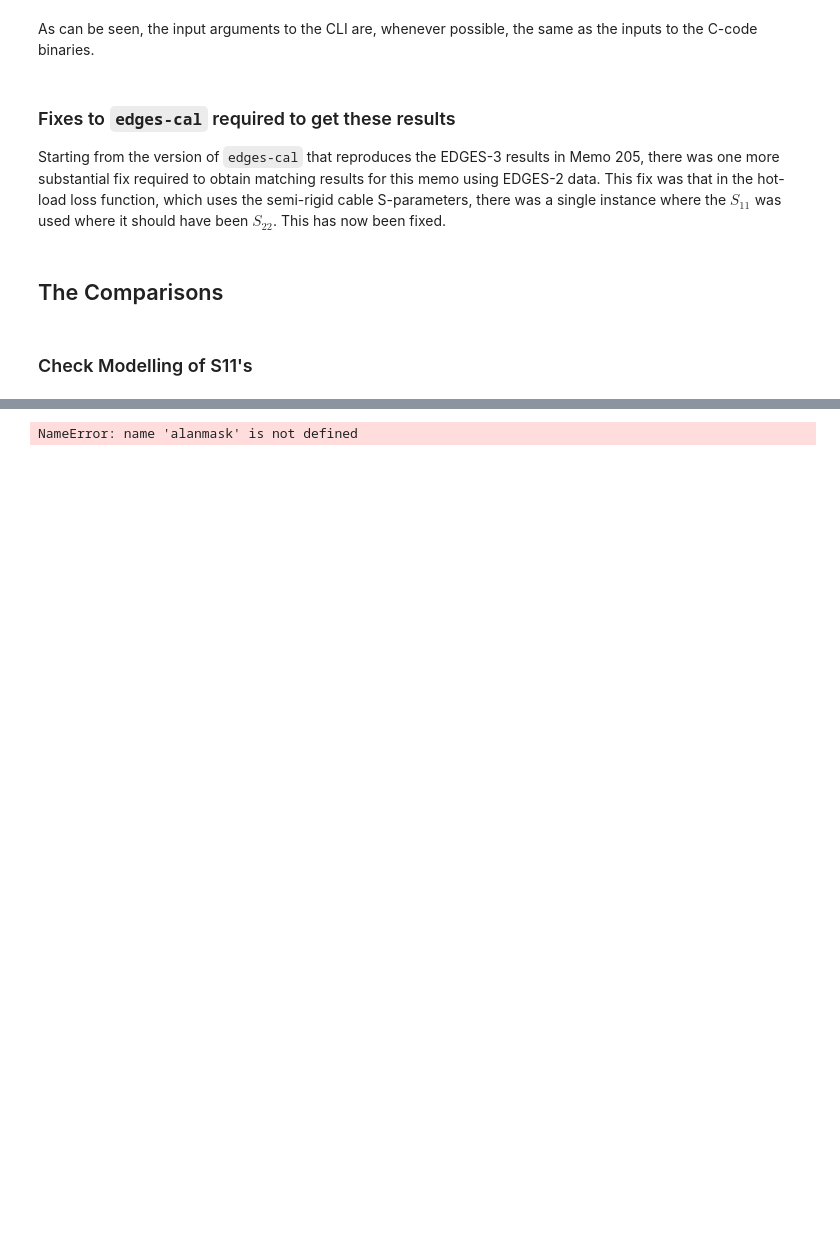
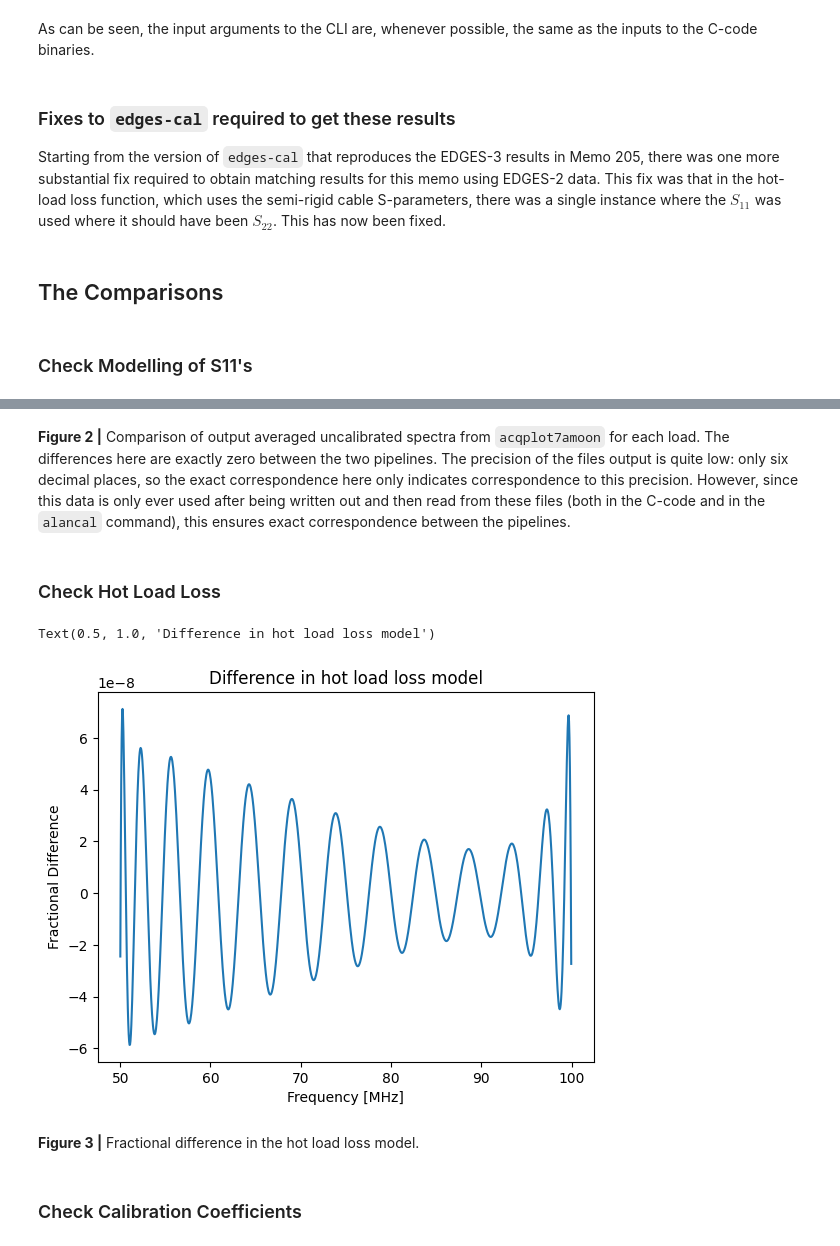
Before and after one commit to edges-collab/alans-pipeline, a Jupyter notebook: compare_edges_cal.ipynb, the cells around one changed output, grey strips where cells are left out. Saved outputs shown, nothing was run; the diff lists cells and outputs as text; code cells hidden in the pictures; blank space fills up the shorter version.

```diff
--- a/compare_edges_cal.ipynb
+++ b/compare_edges_cal.ipynb
@@ -310,12 +160,0 @@ calobs = edges3cal(
-# %%
-calobs_inj = calobs.inject(
-    lna_s11=alans11m["lna"][alanmask],
-    source_s11s={
-        "ambient": alans11m["amb"][alanmask],
-        "hot_load": alans11m["hot"][alanmask],
-        "short": alans11m["short"][alanmask],
-        "open": alans11m["open"][alanmask],
-    }
-)
-# %% [output]
-NameError: name 'alanmask' is not defined
@@ -327,2 +161,21 @@ write_modelled_s11s(calobs, outpath/'s11_modelled.txt')
+# %% [markdown]
+**Figure 2 |** Comparison of output averaged uncalibrated spectra from `acqplot7amoon` for each load. The differences here are exactly zero between the two pipelines. The precision of the files output is quite low: only six decimal places, so the exact correspondence here only indicates correspondence to this precision. However, since this data is only ever used after being written out and then read from these files (both in the C-code and in the `alancal` command), this ensures exact correspondence between the pipelines.
+# %% [markdown]
+### Check Hot Load Loss
+# %%
+alans_hot_load_loss = np.genfromtxt("scripts/H2Case/hot_load_loss.txt")
+our_hot_load_loss = np.genfromtxt(outpath / 'hot_load_loss.txt')
+# %%
+plt.plot(calfreq, our_hot_load_loss[:, 1] / alans_hot_load_loss[alanmask, 1] - 1)
+plt.xlabel("Frequency [MHz]")
+plt.ylabel("Fractional Difference")
+plt.title("Difference in hot load loss model")
+# %% [output]
+Text(0.5, 1.0, 'Difference in hot load loss model')
+[figure, added]
+# %% [markdown]
+**Figure 3 |** Fractional difference in the hot load loss model.
+# %% [markdown]
+### Check Calibration Coefficients
 # %%
 ourcal = read_specal(outpath / 'specal.txt')
```
Also changed, not shown: parts of 33 cells of this notebook, 4 other files.
